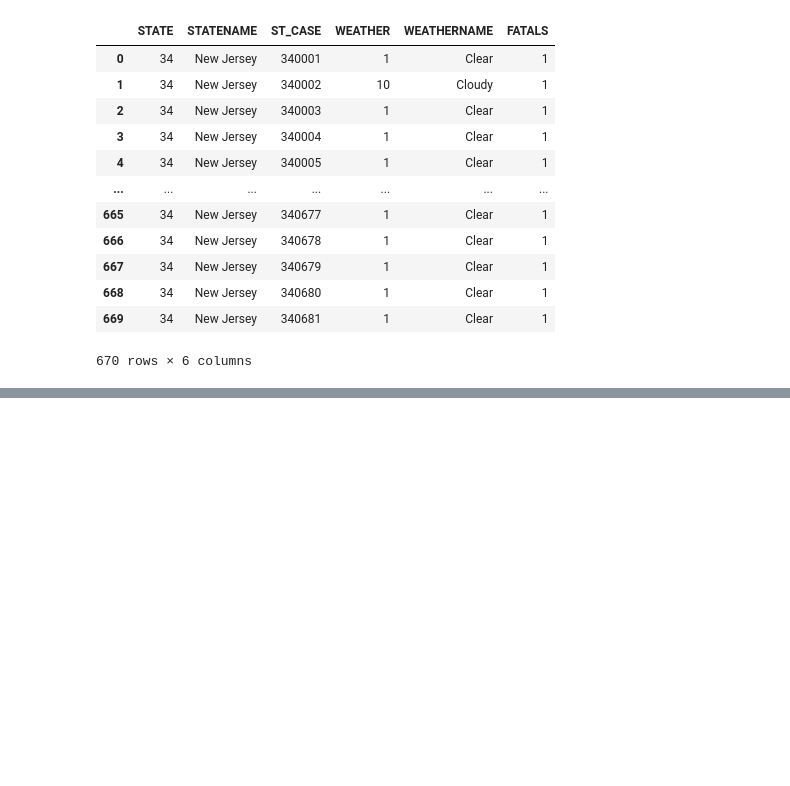
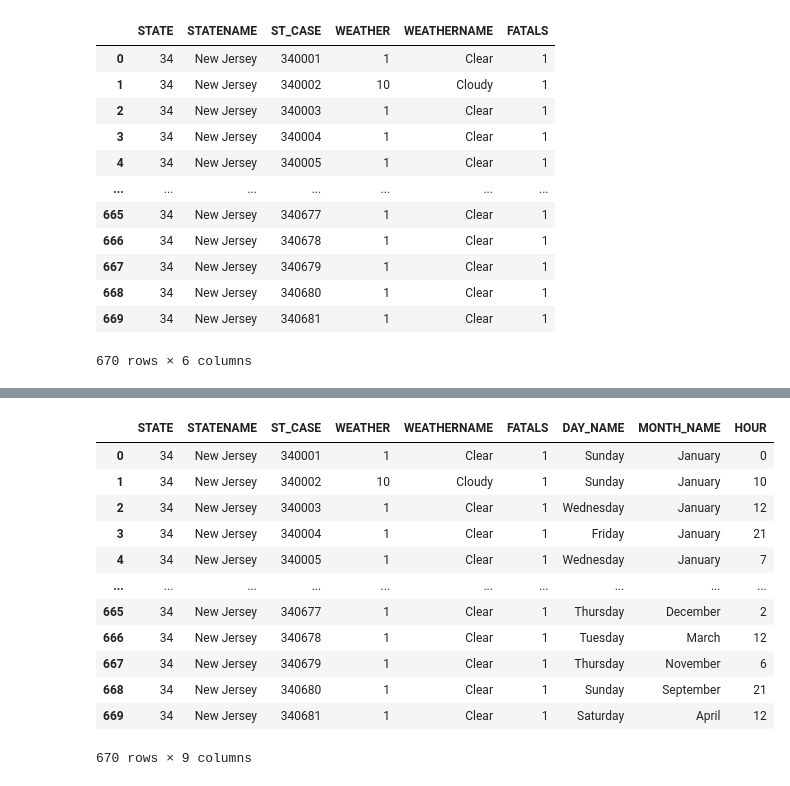
Before and after one commit to saidalli1/capstone, a Jupyter notebook: doc/fatality.ipynb, the cells around one changed output, grey strips where cells are left out. Drawn from its saved outputs; the diff is of its cells as text; code cells hidden in the pictures; blank space fills up the shorter version.

```diff
--- a/doc/fatality.ipynb
+++ b/doc/fatality.ipynb
@@ -419,0 +524,20 @@ plt.show()
+# %%
+# The variables I will be using for dash
+
+factors_accident = accident_nj[['ST_CASE', 'FATALS', 'DAY_NAME', 'MONTH_NAME', 'HOUR']]
+factors_accident = pd.merge(weather_nj, factors_accident, on='ST_CASE', how='inner')
+factors_accident
+# %% [output]
+|  | STATE | STATENAME | ST_CASE | WEATHER | WEATHERNAME | FATALS | DAY_NAME | MONTH_NAME | HOUR |
+| 0 | 34 | New Jersey | 340001 | 1 | Clear | 1 | Sunday | January | 0 |
+| 1 | 34 | New Jersey | 340002 | 10 | Cloudy | 1 | Sunday | January | 10 |
+| 2 | 34 | New Jersey | 340003 | 1 | Clear | 1 | Wednesday | January | 12 |
+| 3 | 34 | New Jersey | 340004 | 1 | Clear | 1 | Friday | January | 21 |
+| 4 | 34 | New Jersey | 340005 | 1 | Clear | 1 | Wednesday | January | 7 |
+| ... | ... | ... | ... | ... | ... | ... | ... | ... | ... |
+| 665 | 34 | New Jersey | 340677 | 1 | Clear | 1 | Thursday | December | 2 |
+| 666 | 34 | New Jersey | 340678 | 1 | Clear | 1 | Tuesday | March | 12 |
+| 667 | 34 | New Jersey | 340679 | 1 | Clear | 1 | Thursday | November | 6 |
+| 668 | 34 | New Jersey | 340680 | 1 | Clear | 1 | Sunday | September | 21 |
+| 669 | 34 | New Jersey | 340681 | 1 | Clear | 1 | Saturday | April | 12 |
+670 rows × 9 columns
```
Also changed, not shown: parts of 15 cells of this notebook.
